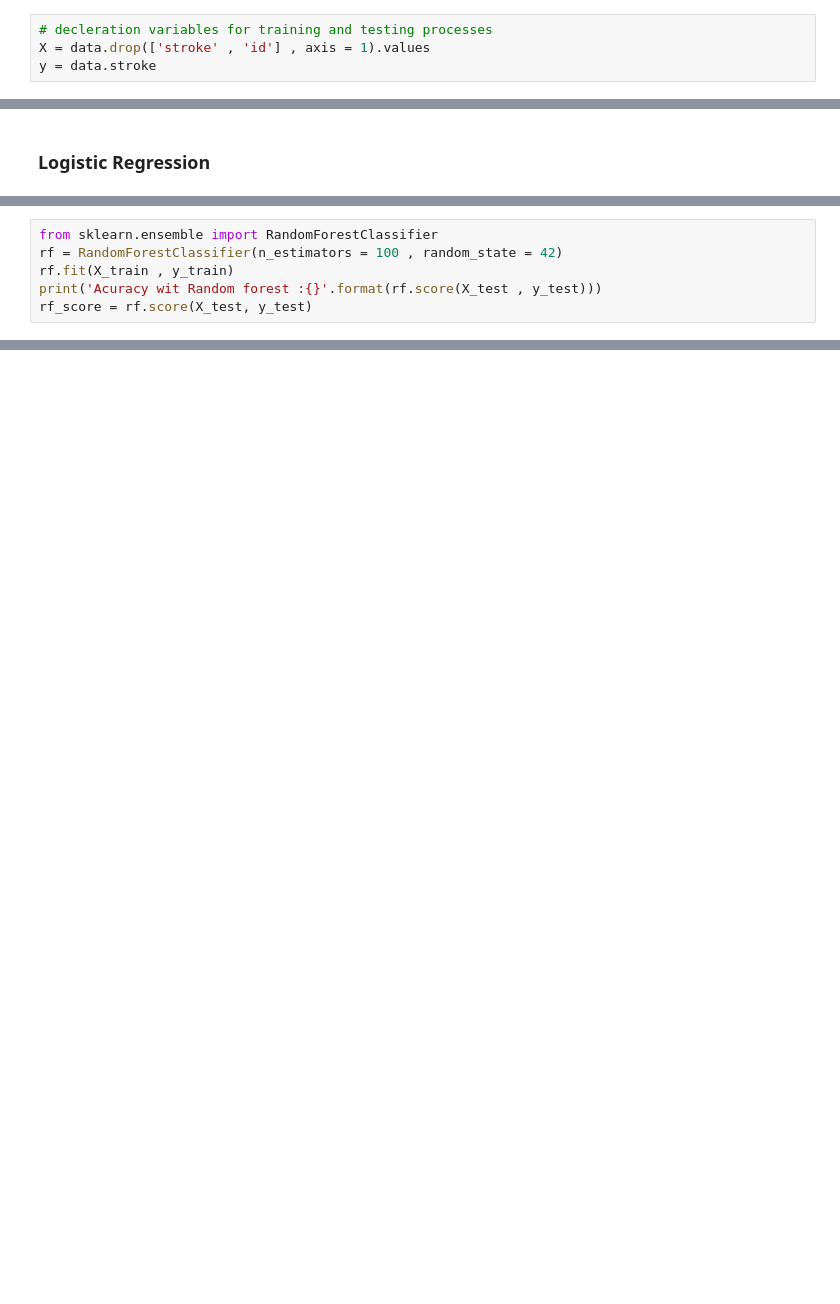
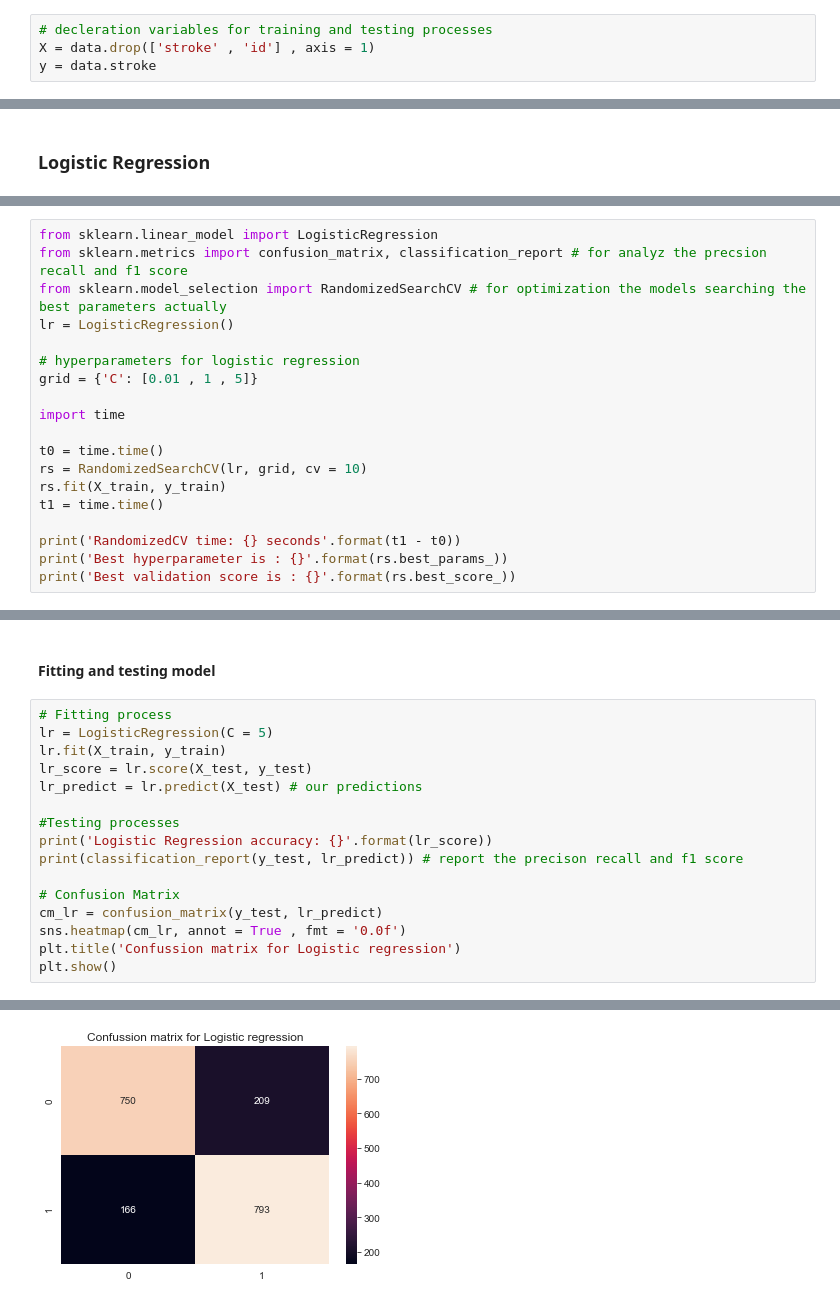
Before and after one commit to erdmkbc/Machine-Learning-Tutorial, a Jupyter notebook: Learning_Algorithms/Supervised_Learning/Classification/Stroke_Prediction/Stroke_prediction.ipynb, the cells around one changed output, grey strips where cells are left out. Saved outputs shown, nothing was run; the diff lists cells and outputs as text; blank space fills up the shorter version.

```diff
--- a/Learning_Algorithms/Supervised_Learning/Classification/Stroke_Prediction/Stroke_prediction.ipynb
+++ b/Learning_Algorithms/Supervised_Learning/Classification/Stroke_Prediction/Stroke_prediction.ipynb
@@ -589,7 +661,7 @@ dtype: int64
 ## Obtained training and testing variables for learning proceses
 # %%
 # decleration variables for training and testing processes
-X = data.drop(['stroke' , 'id'] , axis = 1).values
+X = data.drop(['stroke' , 'id'] , axis = 1)
 y = data.stroke
 # %%
 X
@@ -824,6 +773,0 @@ Decision Tree score :  0.9285714285714286
-# %%
-from sklearn.ensemble import RandomForestClassifier
-rf = RandomForestClassifier(n_estimators = 100 , random_state = 42)
-rf.fit(X_train , y_train)
-print('Acuracy wit Random forest :{}'.format(rf.score(X_test , y_test)))
-rf_score = rf.score(X_test, y_test)
@@ -918,0 +774,19 @@ confmatrix_visiulazation(cm , algorithms)
+# %%
+from sklearn.linear_model import LogisticRegression
+from sklearn.metrics import confusion_matrix, classification_report # for analyz the precsion recall and f1 score
+from sklearn.model_selection import RandomizedSearchCV # for optimization the models searching the best parameters actually
+lr = LogisticRegression()
+
+# hyperparameters for logistic regression
+grid = {'C': [0.01 , 1 , 5]}
+
+import time
+
+t0 = time.time()
+rs = RandomizedSearchCV(lr, grid, cv = 10)
+rs.fit(X_train, y_train)
+t1 = time.time()
+
+print('RandomizedCV time: {} seconds'.format(t1 - t0))
+print('Best hyperparameter is : {}'.format(rs.best_params_))
+print('Best validation score is : {}'.format(rs.best_score_))
@@ -918,0 +801,19 @@ confmatrix_visiulazation(cm , algorithms)
+# %% [markdown]
+#### Fitting and testing model
+# %%
+# Fitting process
+lr = LogisticRegression(C = 5)
+lr.fit(X_train, y_train)
+lr_score = lr.score(X_test, y_test)
+lr_predict = lr.predict(X_test) # our predictions
+
+#Testing processes
+print('Logistic Regression accuracy: {}'.format(lr_score))
+print(classification_report(y_test, lr_predict)) # report the precison recall and f1 score
+
+# Confusion Matrix
+cm_lr = confusion_matrix(y_test, lr_predict)
+sns.heatmap(cm_lr, annot = True , fmt = '0.0f')
+plt.title('Confussion matrix for Logistic regression')
+plt.show()
+# %% [output]
@@ -918,0 +829 @@ confmatrix_visiulazation(cm , algorithms)
+[figure, added]
```
Also changed, not shown: parts of 76 cells of this notebook.
